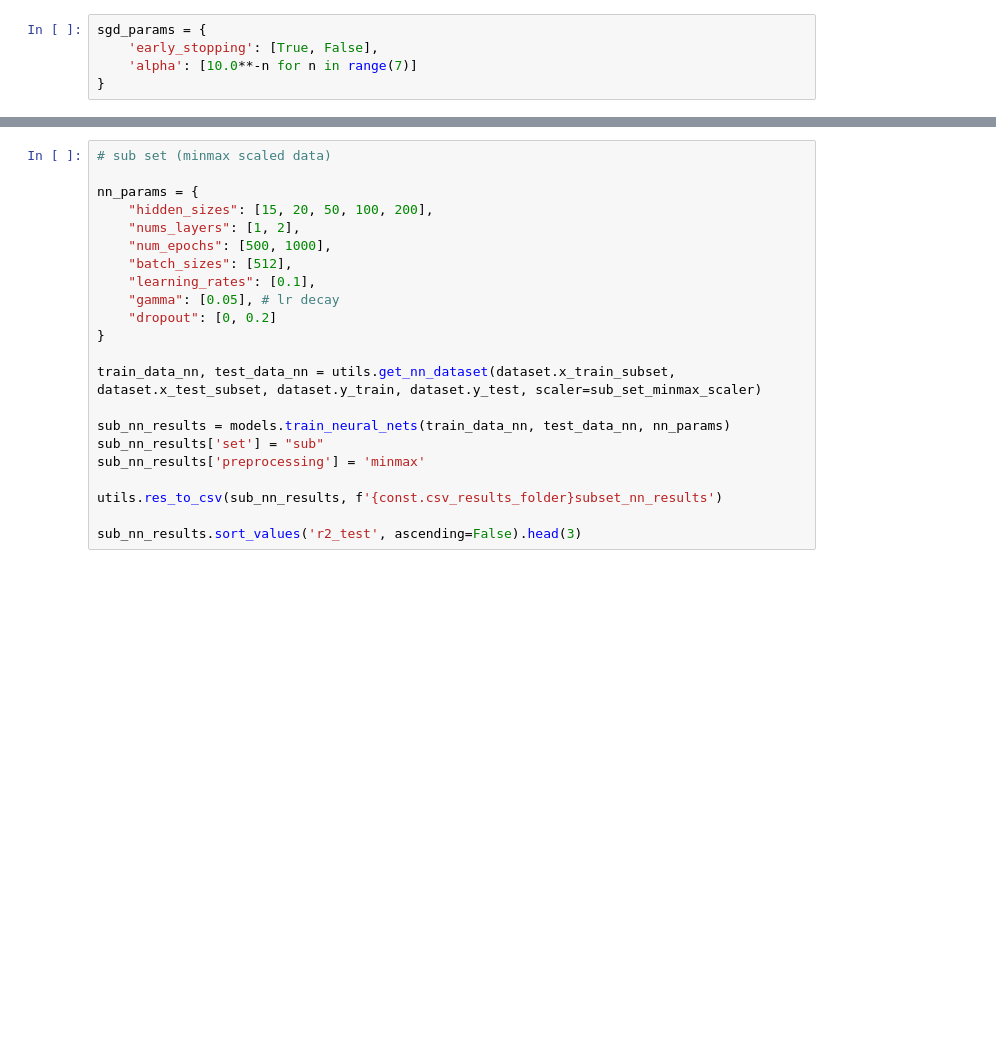
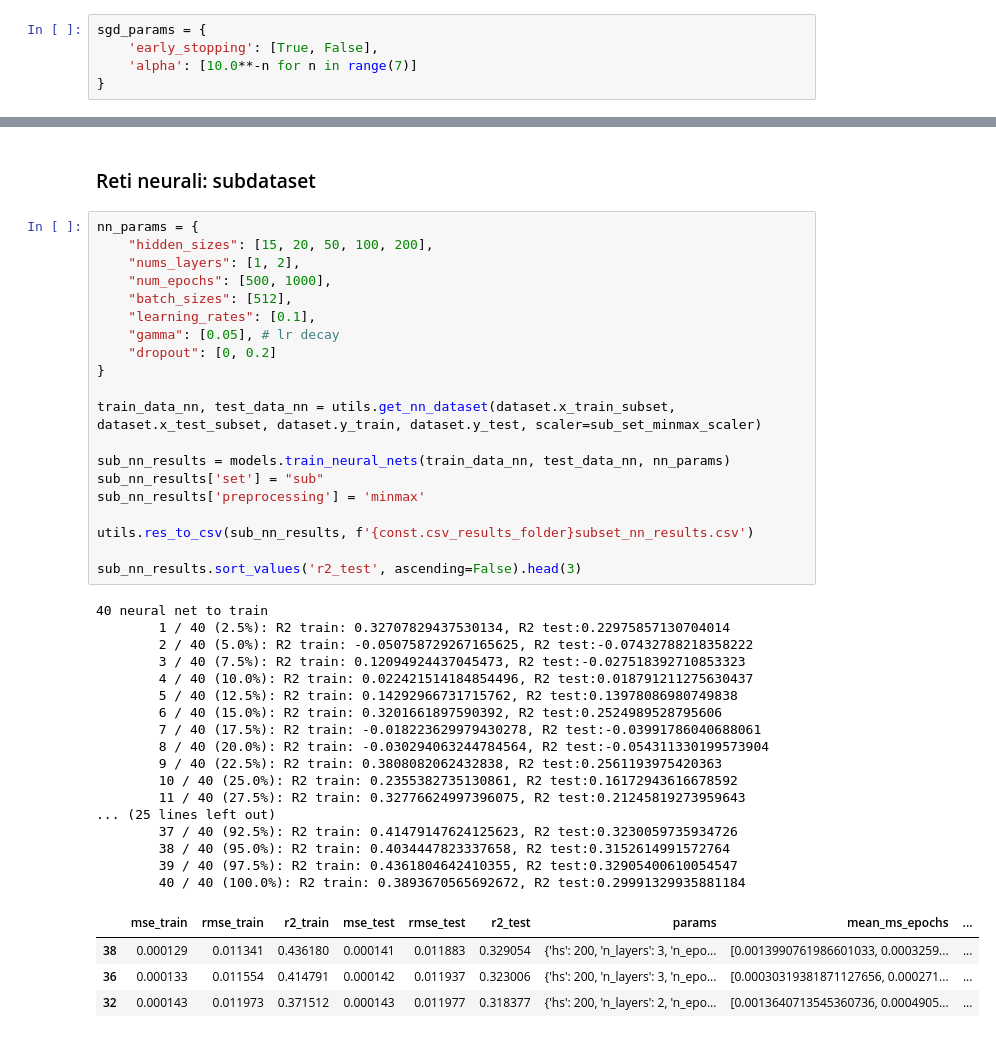
Before and after one commit to burububbu/context-aware-analysis, a Jupyter notebook: noise prediction analysis/models_analysis.ipynb, the cells around one changed output, grey strips where cells are left out. Drawn from its saved outputs; the diff is of its cells as text; blank space fills up the shorter version.

```diff
--- a/noise prediction analysis/models_analysis.ipynb
+++ b/noise prediction analysis/models_analysis.ipynb
@@ -142,22 +341,44 @@ base_nn_results.sort_values('r2_test', ascending=False).head(3)
+# %% [markdown]
+### Reti neurali: subdataset
 # %%
-# sub set (minmax scaled data)
-
 nn_params = {
     "hidden_sizes": [15, 20, 50, 100, 200],
     "nums_layers": [1, 2],
     "num_epochs": [500, 1000],
     "batch_sizes": [512],
     "learning_rates": [0.1],
     "gamma": [0.05], # lr decay
     "dropout": [0, 0.2]
 }
 
 train_data_nn, test_data_nn = utils.get_nn_dataset(dataset.x_train_subset, dataset.x_test_subset, dataset.y_train, dataset.y_test, scaler=sub_set_minmax_scaler)
 
 sub_nn_results = models.train_neural_nets(train_data_nn, test_data_nn, nn_params)
 sub_nn_results['set'] = "sub"
 sub_nn_results['preprocessing'] = 'minmax'
 
-utils.res_to_csv(sub_nn_results, f'{const.csv_results_folder}subset_nn_results')
+utils.res_to_csv(sub_nn_results, f'{const.csv_results_folder}subset_nn_results.csv')
 
 sub_nn_results.sort_values('r2_test', ascending=False).head(3)
+# %% [output]
+40 neural net to train
+        1 / 40 (2.5%): R2 train: 0.32707829437530134, R2 test:0.22975857130704014
+        2 / 40 (5.0%): R2 train: -0.050758729267165625, R2 test:-0.07432788218358222
+        3 / 40 (7.5%): R2 train: 0.12094924437045473, R2 test:-0.027518392710853323
+        4 / 40 (10.0%): R2 train: 0.022421514184854496, R2 test:0.018791211275630437
+        5 / 40 (12.5%): R2 train: 0.14292966731715762, R2 test:0.13978086980749838
+        6 / 40 (15.0%): R2 train: 0.3201661897590392, R2 test:0.2524989528795606
+        7 / 40 (17.5%): R2 train: -0.018223629979430278, R2 test:-0.03991786040688061
+        8 / 40 (20.0%): R2 train: -0.030294063244784564, R2 test:-0.054311330199573904
+        9 / 40 (22.5%): R2 train: 0.3808082062432838, R2 test:0.2561193975420363
+        10 / 40 (25.0%): R2 train: 0.2355382735130861, R2 test:0.16172943616678592
+        11 / 40 (27.5%): R2 train: 0.32776624997396075, R2 test:0.21245819273959643
+... (25 lines left out)
+        37 / 40 (92.5%): R2 train: 0.41479147624125623, R2 test:0.3230059735934726
+        38 / 40 (95.0%): R2 train: 0.4034447823337658, R2 test:0.3152614991572764
+        39 / 40 (97.5%): R2 train: 0.4361804642410355, R2 test:0.32905400610054547
+        40 / 40 (100.0%): R2 train: 0.3893670565692672, R2 test:0.29991329935881184
+|  | mse_train | rmse_train | r2_train | mse_test | rmse_test | r2_test | params | mean_ms_epochs | ... |
+| 38 | 0.000129 | 0.011341 | 0.436180 | 0.000141 | 0.011883 | 0.329054 | {'hs': 200, 'n_layers': 3, 'n_epo... | [0.0013990761986601033, 0.0003259... | ... |
+| 36 | 0.000133 | 0.011554 | 0.414791 | 0.000142 | 0.011937 | 0.323006 | {'hs': 200, 'n_layers': 3, 'n_epo... | [0.00030319381871127656, 0.000271... | ... |
+| 32 | 0.000143 | 0.011973 | 0.371512 | 0.000143 | 0.011977 | 0.318377 | {'hs': 200, 'n_layers': 2, 'n_epo... | [0.0013640713545360736, 0.0004905... | ... |
```
Also changed, not shown: parts of 48 cells of this notebook.
